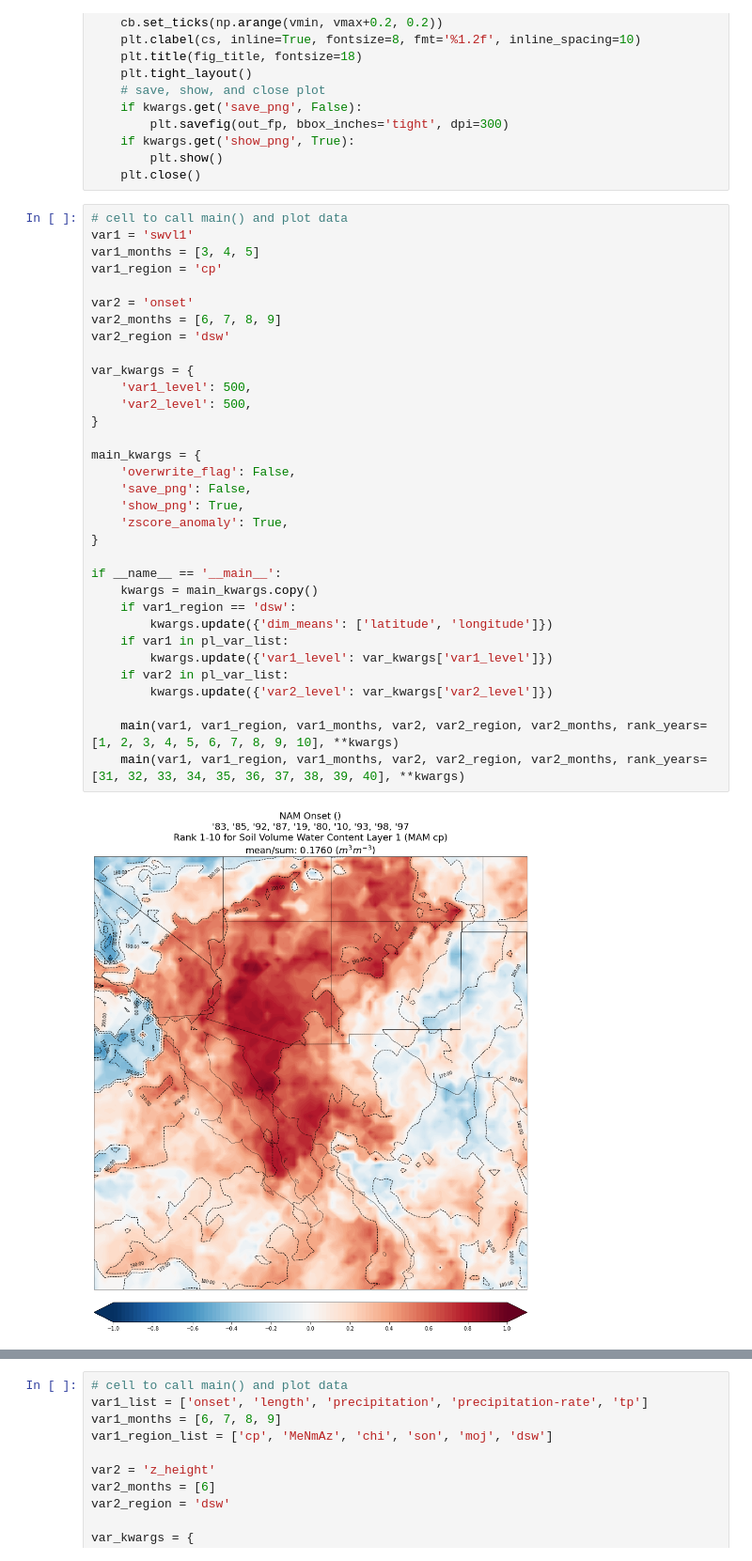
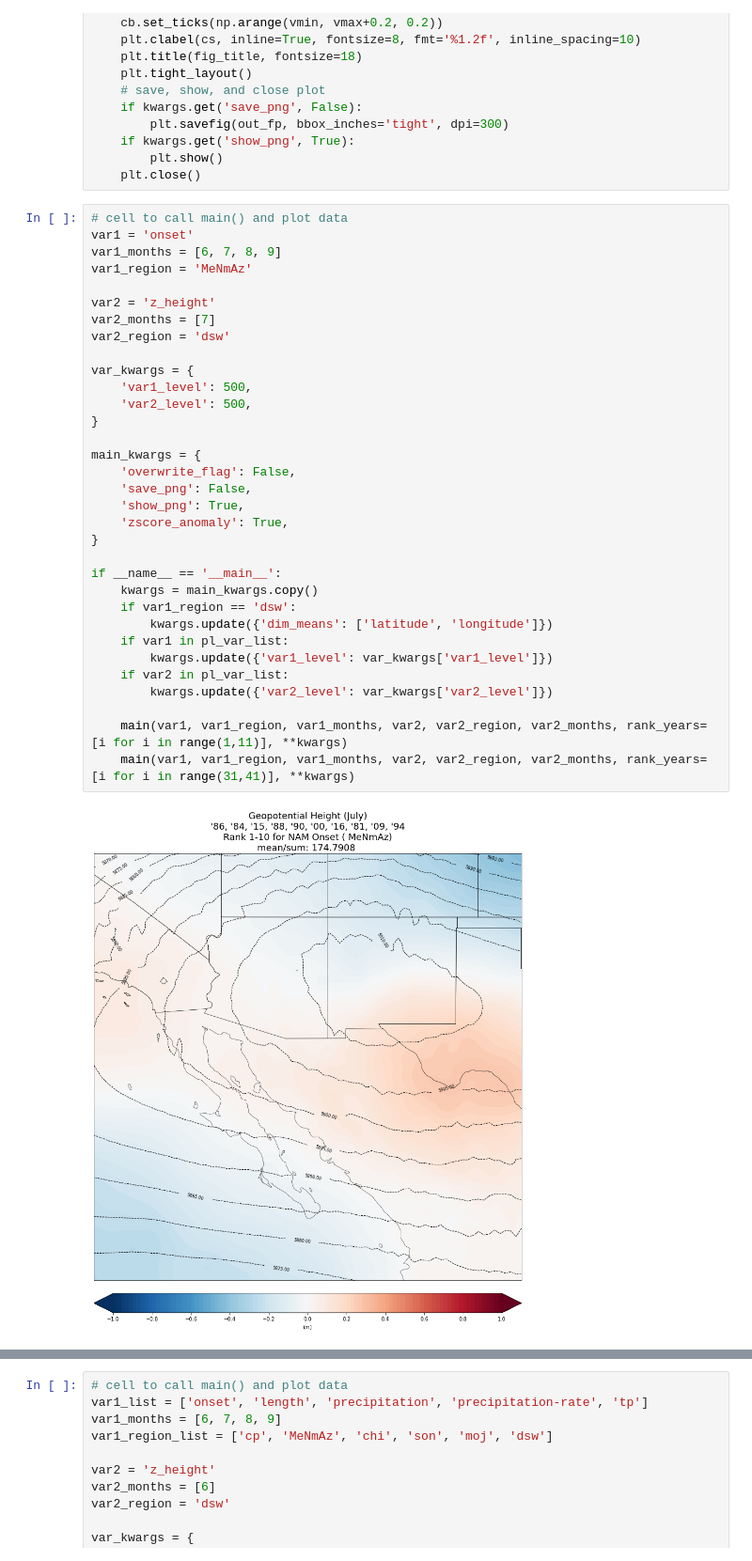
Before and after one commit to zac-cleveland/NAM_soil-moisture, a Jupyter notebook: ERA5_analysis/scripts/plotting/max_min_years.ipynb, the cells around one changed output, grey strips where cells are left out. Shown at 94% size. Saved outputs shown, nothing was run; the diff lists cells and outputs as text.

```diff
--- a/ERA5_analysis/scripts/plotting/max_min_years.ipynb
+++ b/ERA5_analysis/scripts/plotting/max_min_years.ipynb
@@ -276,36 +276,36 @@ def plot_max_min_data(var2, var2_data_mean, var2_data_anomaly_mean, vmin, vmax,
     plt.close()
 # %%
 # cell to call main() and plot data
-var1 = 'swvl1'
-var1_months = [3, 4, 5]
-var1_region = 'cp'
+var1 = 'onset'
+var1_months = [6, 7, 8, 9]
+var1_region = 'MeNmAz'
 
-var2 = 'onset'
-var2_months = [6, 7, 8, 9]
+var2 = 'z_height'
+var2_months = [7]
 var2_region = 'dsw'
 
 var_kwargs = {
     'var1_level': 500,
     'var2_level': 500,
 }
 
 main_kwargs = {
     'overwrite_flag': False,
     'save_png': False,
     'show_png': True,
     'zscore_anomaly': True,
 }
 
 if __name__ == '__main__':
     kwargs = main_kwargs.copy()
     if var1_region == 'dsw':
         kwargs.update({'dim_means': ['latitude', 'longitude']})
     if var1 in pl_var_list:
         kwargs.update({'var1_level': var_kwargs['var1_level']})
     if var2 in pl_var_list:
         kwargs.update({'var2_level': var_kwargs['var2_level']})
 
-    main(var1, var1_region, var1_months, var2, var2_region, var2_months, rank_years=[1, 2, 3, 4, 5, 6, 7, 8, 9, 10], **kwargs)
-    main(var1, var1_region, var1_months, var2, var2_region, var2_months, rank_years=[31, 32, 33, 34, 35, 36, 37, 38, 39, 40], **kwargs)
+    main(var1, var1_region, var1_months, var2, var2_region, var2_months, rank_years=[i for i in range(1,11)], **kwargs)
+    main(var1, var1_region, var1_months, var2, var2_region, var2_months, rank_years=[i for i in range(31,41)], **kwargs)
 # %% [output]
-[figure, old version]
+[figure, new version]
```
Also changed, not shown: parts of 1 cell of this notebook, 44 other files.
